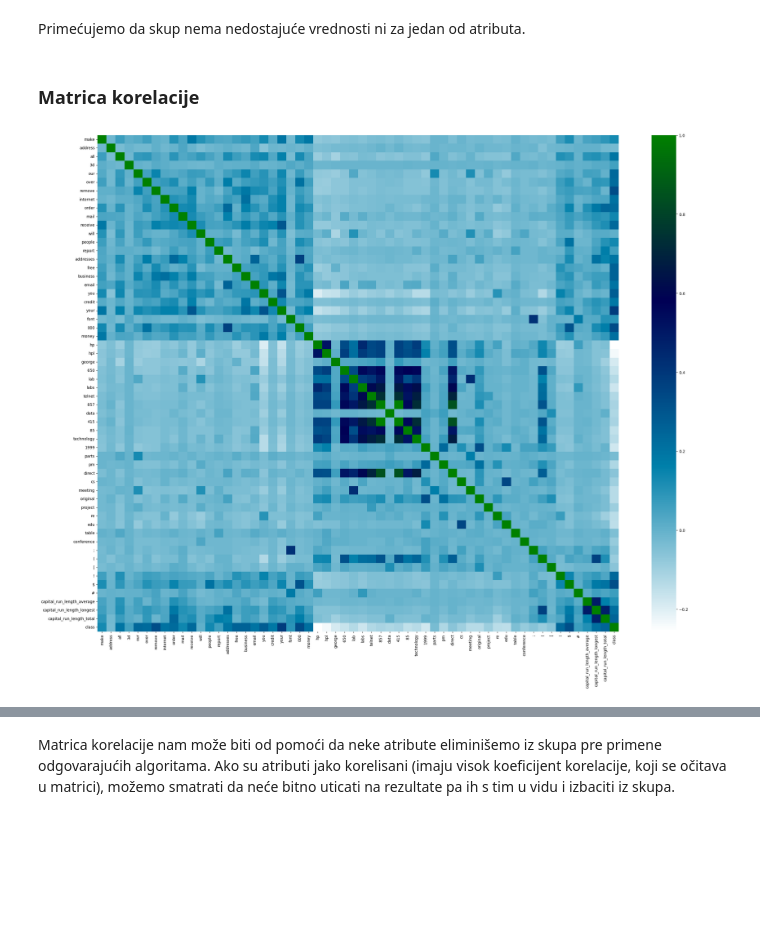
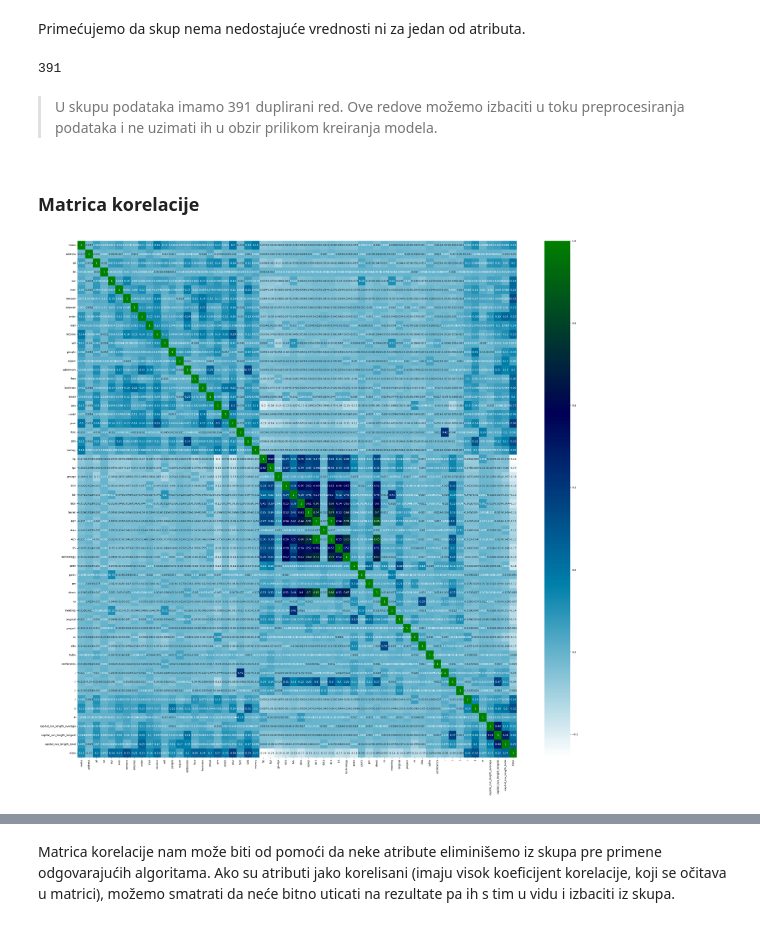
Before and after one commit to MATF-istrazivanje-podataka-1/2023_Data_Mining_Spam_emails_Dataset, a Jupyter notebook: data_analysis/data_analysis.ipynb, the cells around one changed output, grey strips where cells are left out. Saved outputs shown, nothing was run; the diff lists cells and outputs as text; code cells hidden in the pictures; blank space fills up the shorter version.

```diff
--- a/data_analysis/data_analysis.ipynb
+++ b/data_analysis/data_analysis.ipynb
@@ -178,17 +178,22 @@ class                         0
 dtype: int64
 # %% [markdown]
 Primećujemo da skup nema nedostajuće vrednosti ni za jedan od atributa.
+# %%
+sum(data.duplicated())
+# %% [output]
+391
+# %% [markdown]
+> U skupu podataka imamo 391 duplirani red. Ove redove možemo izbaciti u toku preprocesiranja podataka i ne uzimati ih u obzir prilikom kreiranja modela.
 # %% [markdown]
 ### Matrica korelacije
 # %%
 correlation_matrix = data.corr()
 
 # Predstavljeno preko heat mape
-plt.figure(figsize = (30, 23))
-_ = sns.heatmap(correlation_matrix, xticklabels=correlation_matrix.columns.values,
-            yticklabels=correlation_matrix.columns.values, cmap= plt.cm.ocean_r)
+plt.figure(figsize = (38, 36))
+_ = sns.heatmap(correlation_matrix, annot=True, cmap= plt.cm.ocean_r)
 # %% [output]
-[figure, old version]
+[figure, new version]
 # %%
 correlation_matrix
 # %% [output]
```
Also changed, not shown: 7 other files.
